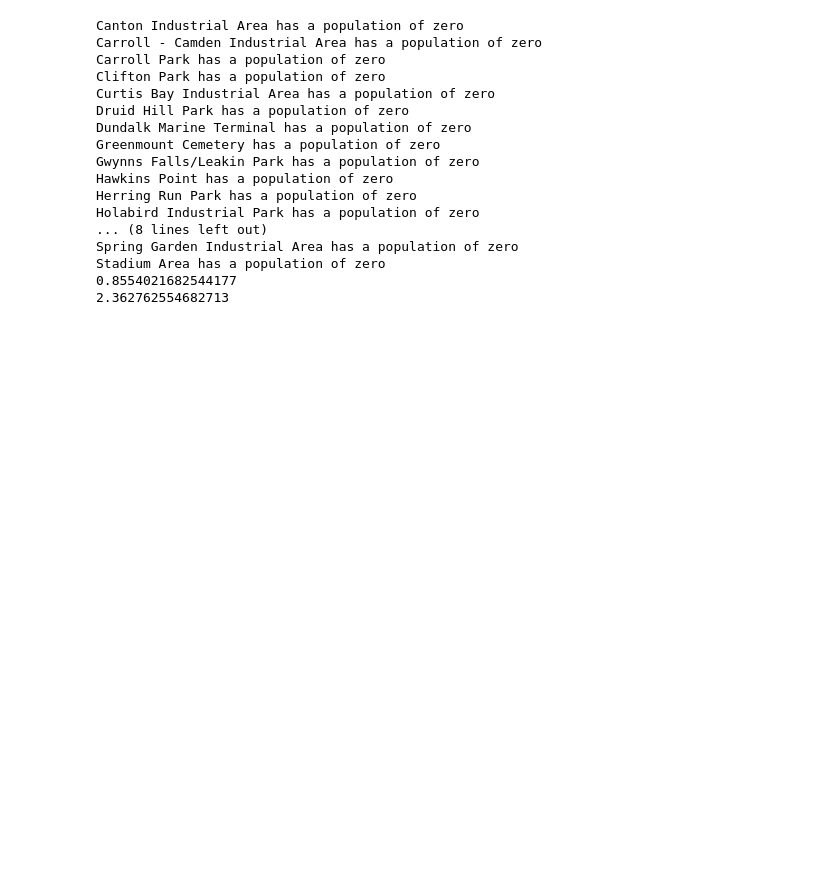
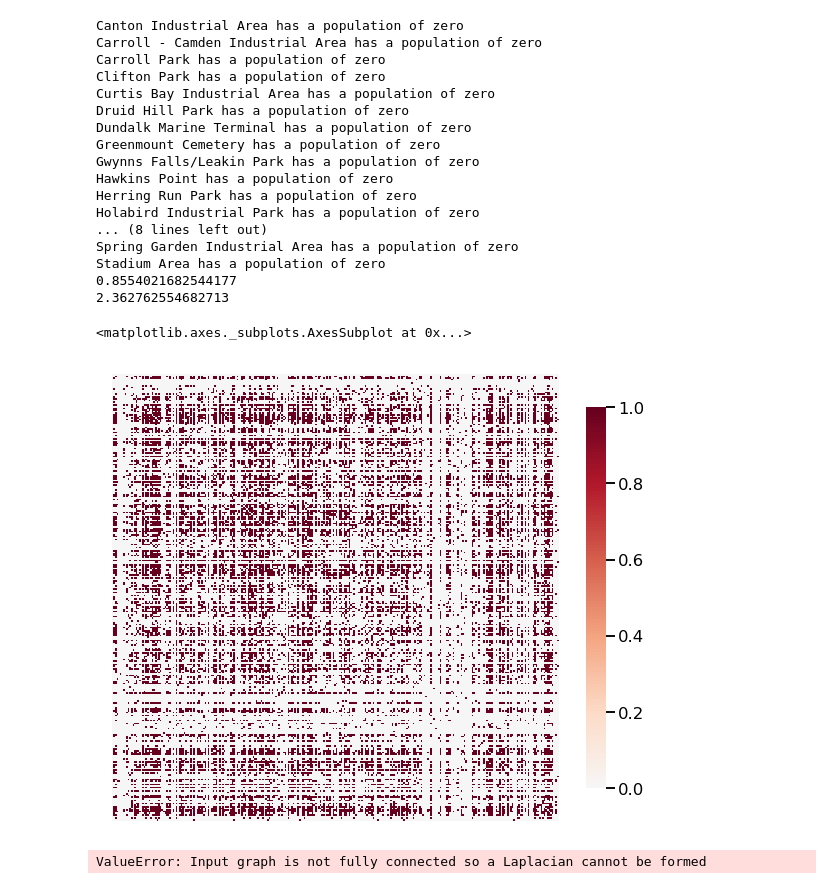
Before and after one commit to idies/Visualization-Hackathon, a Jupyter notebook: code/hack/create_timeseries.ipynb, the cells around one changed output. Cells and saved outputs as stored; diff of their text form; code cells hidden in the pictures; blank space fills up the shorter version.

```diff
--- a/code/hack/create_timeseries.ipynb
+++ b/code/hack/create_timeseries.ipynb
@@ -197,0 +229,10 @@ standardizedCrimes.to_csv(r'../../data/sociology/standardized_crimes.csv')
+# %%
+heatmap(adjMat)
+# %% [output]
+<matplotlib.axes._subplots.AxesSubplot at 0x...>
+[figure, added]
+# %%
+n=None
+lse = lapSE(n_components=n).fit_transform(graph=adjMat)
+# %% [output]
+ValueError: Input graph is not fully connected so a Laplacian cannot be formed
```
Also changed, not shown: parts of 9 cells of this notebook.
